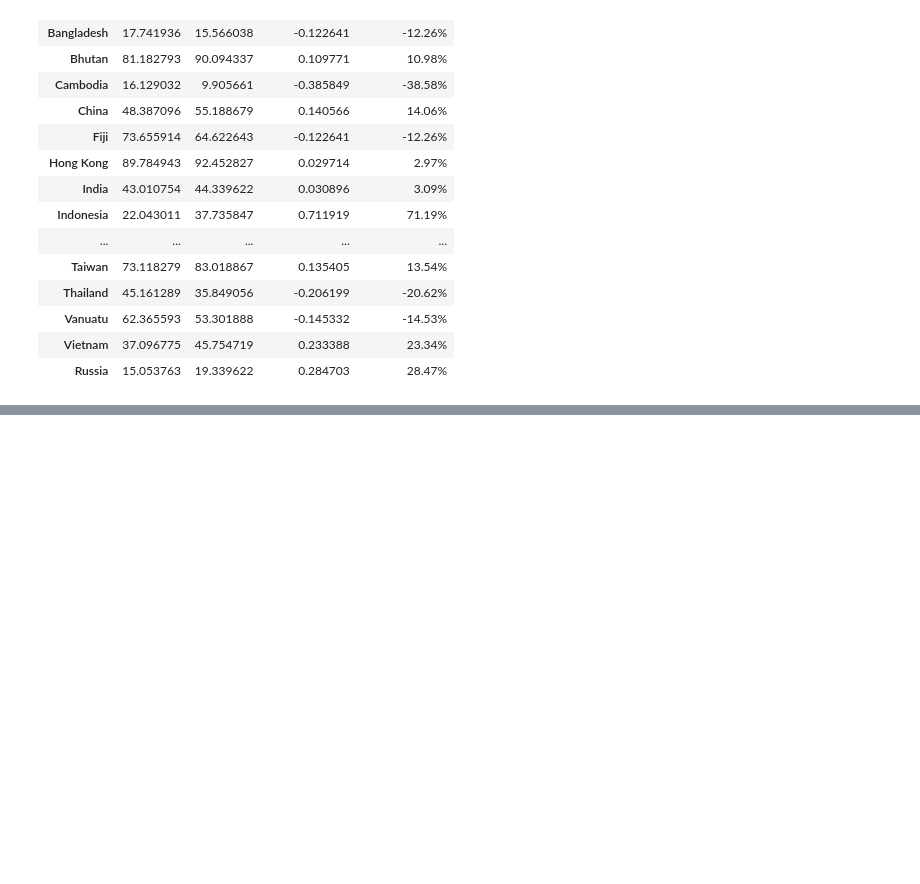
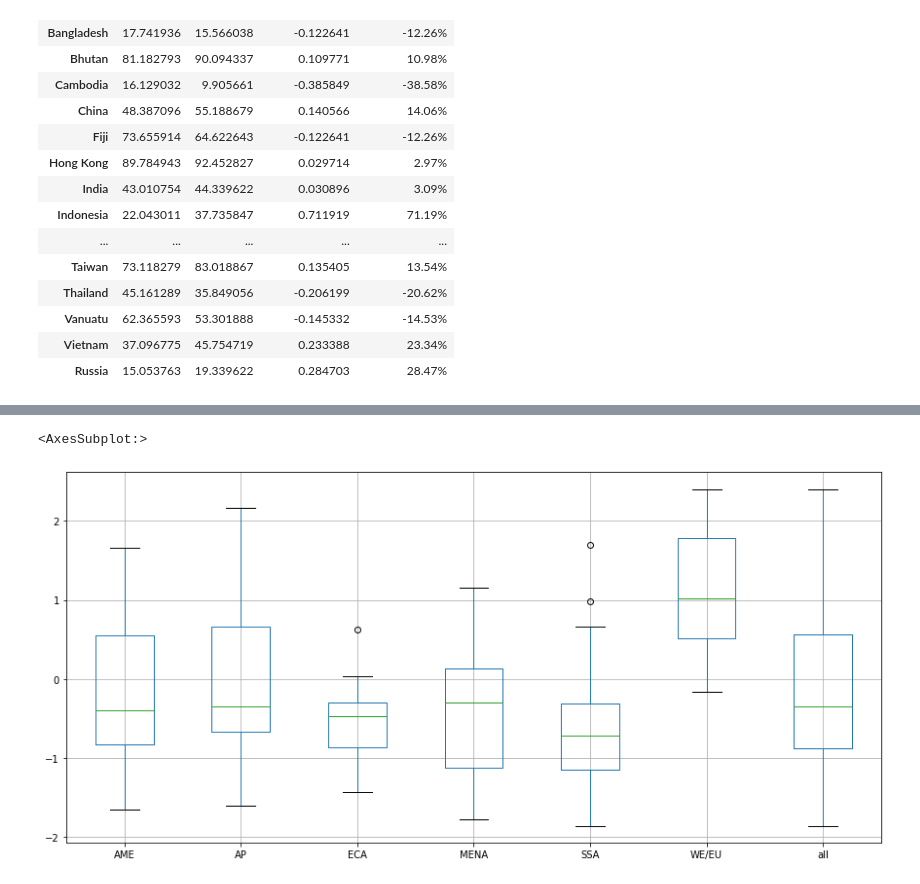
Before and after one commit to Trickster2038/BMSTU-M2-ML-METHODS, a Jupyter notebook: hw1/hw1.ipynb, the cells around one changed output, grey strips where cells are left out. Cells and saved outputs as stored; diff of their text form; code cells hidden in the pictures; blank space fills up the shorter version.

```diff
--- a/hw1/hw1.ipynb
+++ b/hw1/hw1.ipynb
@@ -295,0 +297,4 @@ Tabl_proc
+# %%
+# получаем свпсиок регионов
+regions = list(merged_df["Region"].drop_duplicates())
+regions
@@ -295,0 +313,17 @@ Tabl_proc
+# %%
+df_box_all_regions = merged_df.filter(regex='Estimate.2022|Country') \
+    .set_index('Country/Territory').rename(columns={'Estimate.2022': 'all'})
+dfs = [df_box_all_regions]
+for region in regions:
+    df_tmp = merged_df[merged_df.Region==region]
+    df_tmp_box = df_tmp.filter(regex='Estimate.2022|Country').set_index('Country') \
+        .rename(columns={'Estimate.2022': region}) \
+        .drop('Country/Territory', axis=1, inplace=False)
+    dfs.append(df_tmp_box)
+df_box = pd.concat(dfs, sort = True)
+# %%
+plt.figure(figsize=(15,7))
+df_box.boxplot()
+# %% [output]
+<AxesSubplot:>
+[figure, added]
```
Also changed, not shown: parts of 8 cells of this notebook.
